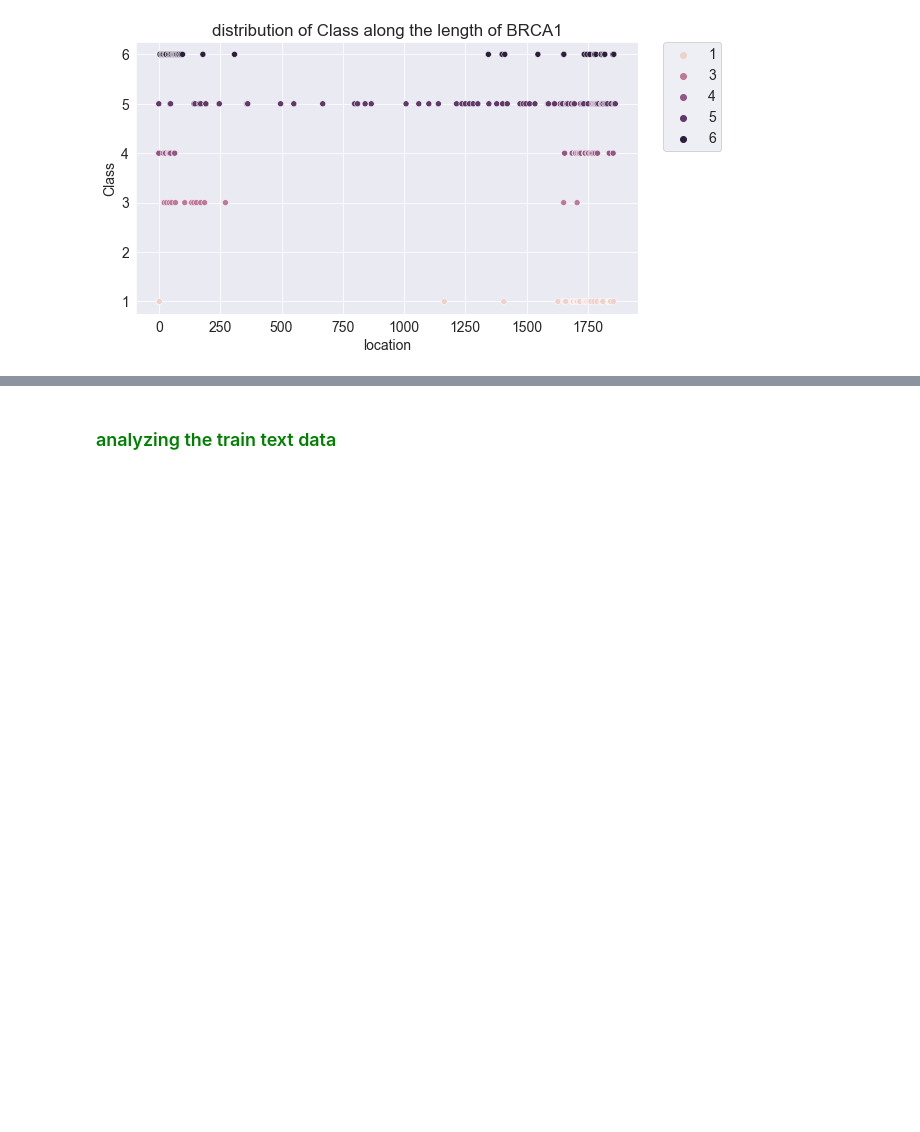
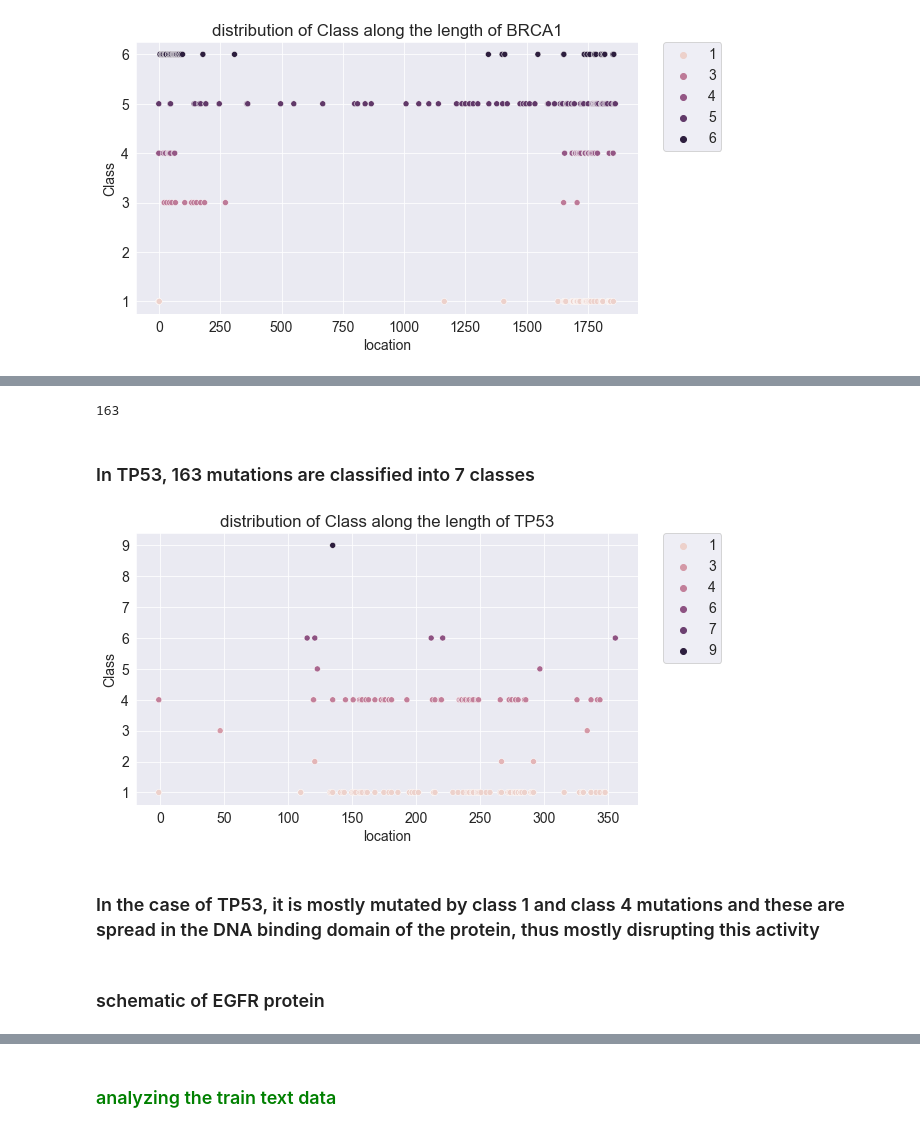
Before and after one commit to me-nobody/jovian-ml-project, a Jupyter notebook: jovian-ml-project-030122.ipynb, the cells around one changed output, grey strips where cells are left out. Drawn from its saved outputs; the diff is of its cells as text; code cells hidden in the pictures; blank space fills up the shorter version.

```diff
--- a/jovian-ml-project-030122.ipynb
+++ b/jovian-ml-project-030122.ipynb
@@ -524,7 +524,7 @@ image courtesy = https://www.researchgate.net/figure/Schematic-representation-of
 # %%
 brca=train_df[train_df['Gene'] == 'BRCA1']
 # %%
-def integer_brca(val):
+def integer_mutation(val):
     nval=val[1:-1]
     try:
         nval=int(nval)
@@ -570,0 +597,2 @@ plt.title('distribution of Class along the length of BRCA1');
+# %%
+tp53=train_df[train_df['Gene'] == 'TP53']
@@ -570,0 +611,20 @@ plt.title('distribution of Class along the length of BRCA1');
+# %%
+tp53['Variation'].nunique()
+# %% [output]
+163
+# %% [markdown]
+### In TP53, 163 mutations are classified into 7 classes
+# %%
+tp53['location']=tp53['Variation'].map(integer_mutation)
+# %%
+tp53.sort_values('location',inplace=True)
+# %%
+sns.scatterplot(data=tp53,x='location',y='Class',hue='Class',y_jitter=True);
+plt.legend(bbox_to_anchor=(1.05, 1), loc=2, borderaxespad=0.);
+plt.title('distribution of Class along the length of TP53');
+# %% [output]
+[figure, added]
+# %% [markdown]
+### In the case of TP53, it is mostly mutated by class 1 and class 4 mutations and these are spread in the DNA binding domain of the protein, thus mostly disrupting this activity
+# %% [markdown]
+### schematic of EGFR protein
```
Also changed, not shown: parts of 30 cells of this notebook.
